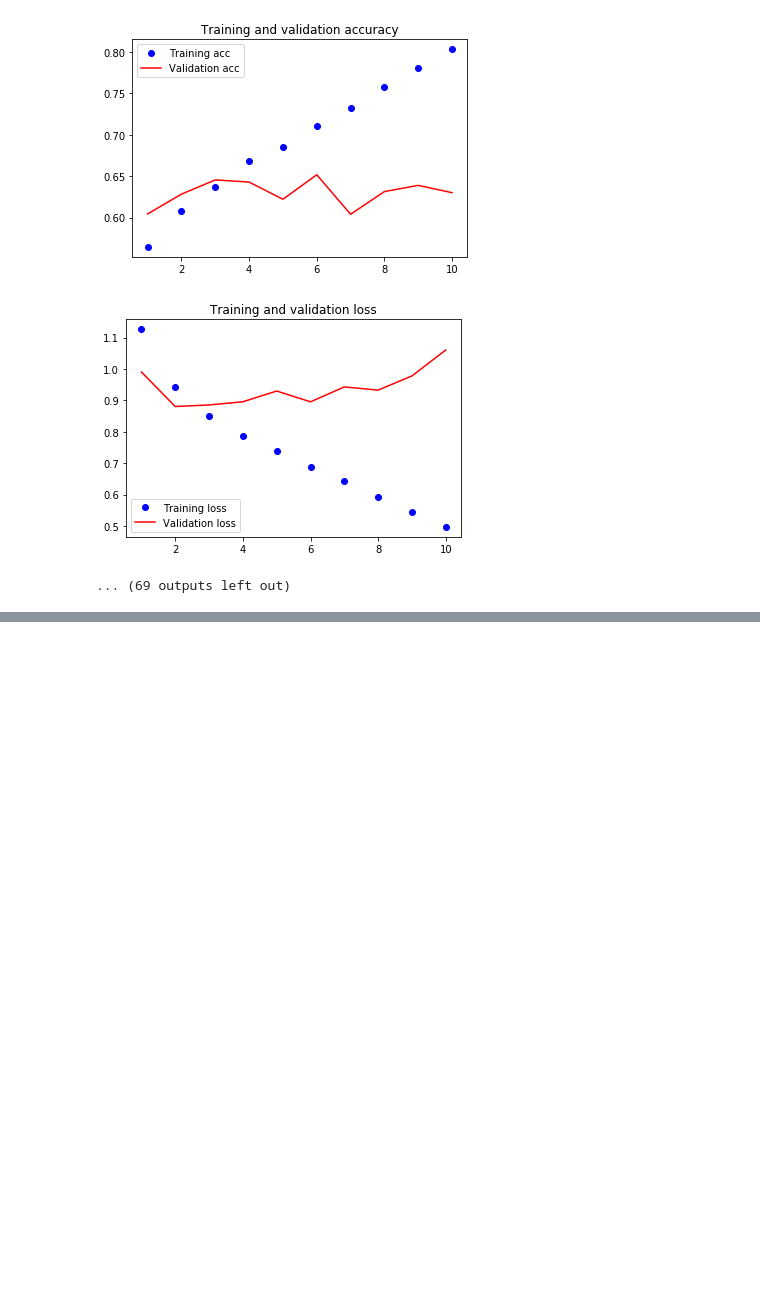
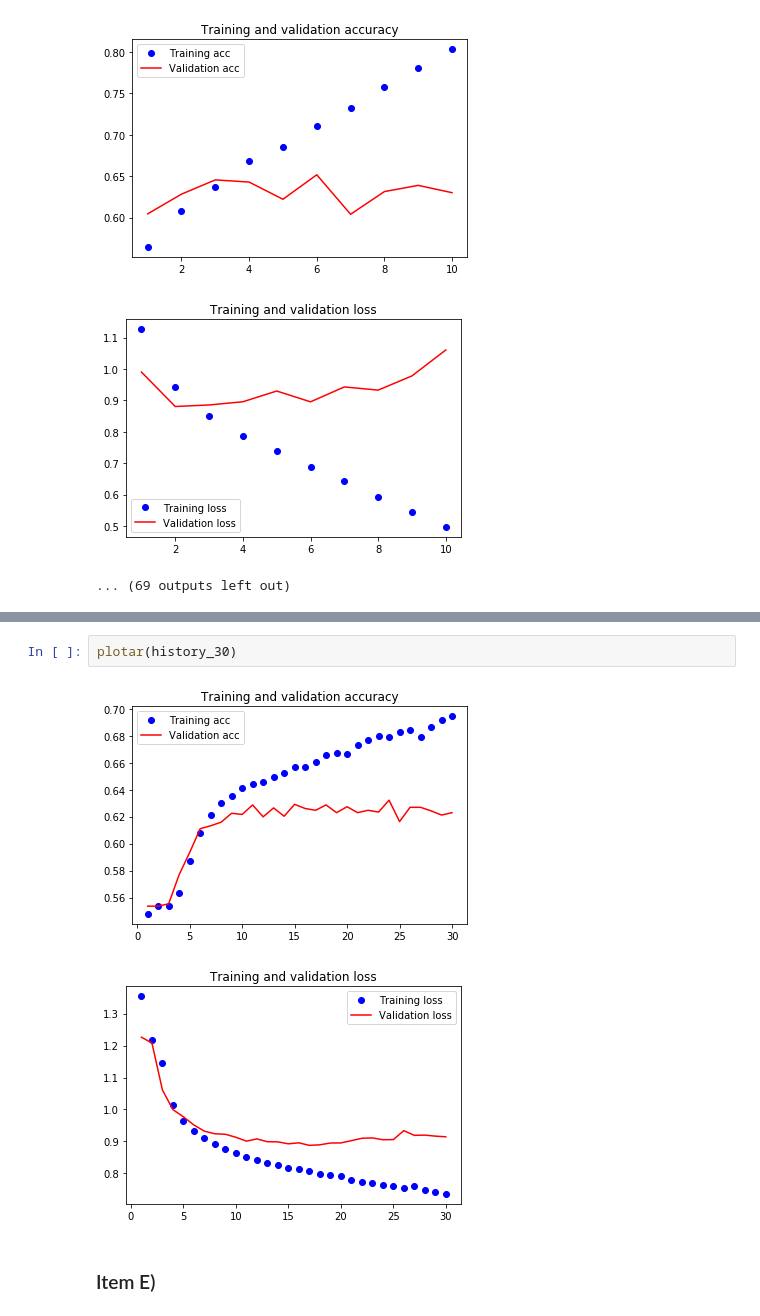
Before and after one commit to viniciusteix/topics-3, a Jupyter notebook: prova2/Prova.ipynb, the cells around one changed output, grey strips where cells are left out. Cells and saved outputs as stored; diff of their text form; blank space fills up the shorter version.

Commit message:
item e

```diff
--- a/prova2/Prova.ipynb
+++ b/prova2/Prova.ipynb
@@ -259,0 +356,7 @@ Epoch 10/10
+# %%
+plotar(history_30)
+# %% [output]
+[figure, added]
+[figure, added]
+# %% [markdown]
+### Item E)
```
Also changed, not shown: parts of 21 cells of this notebook.
